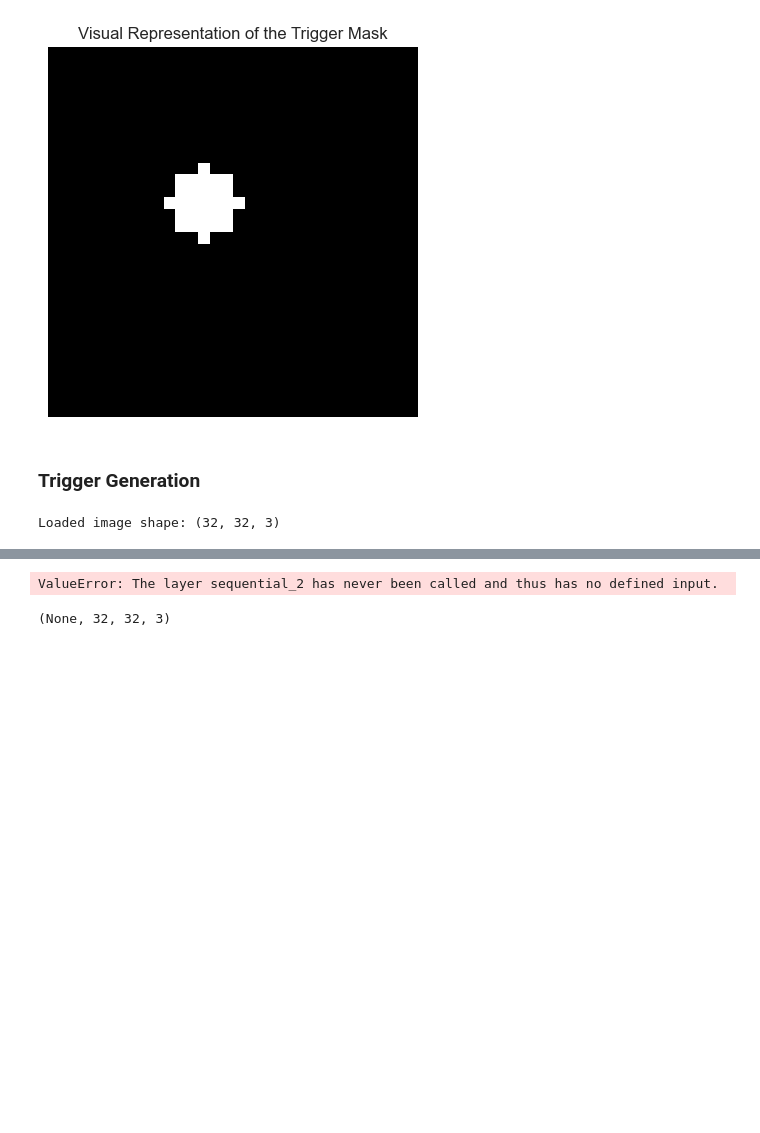
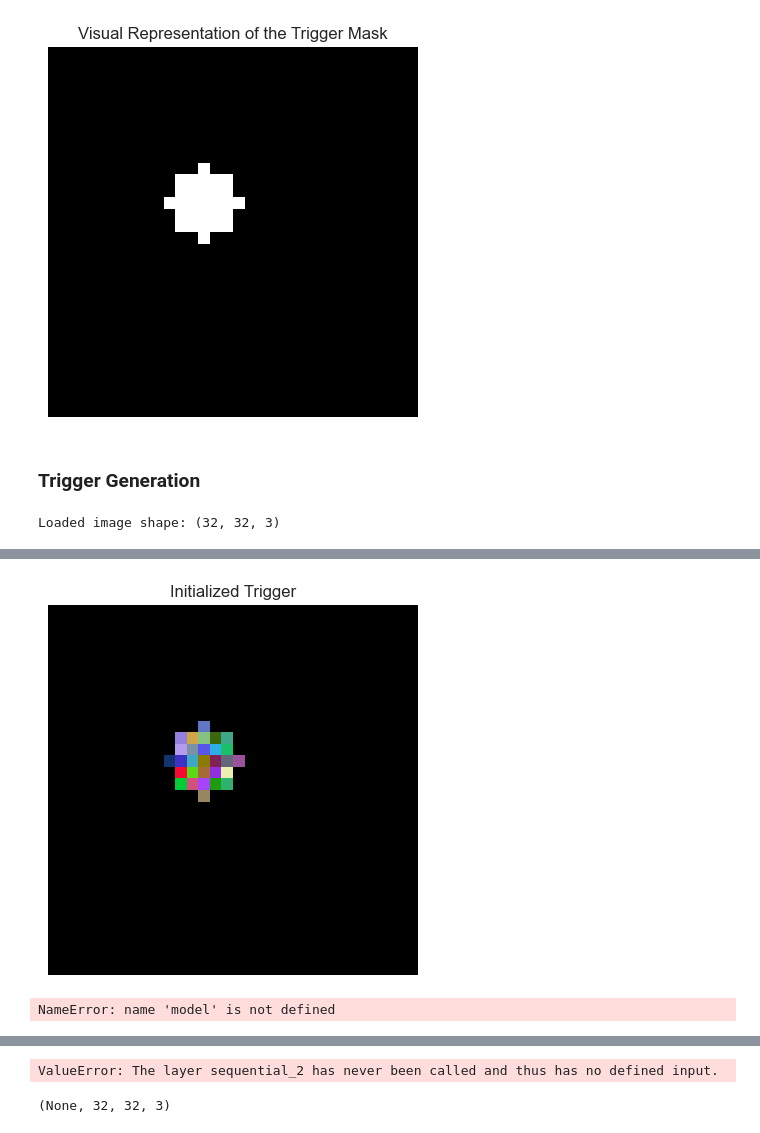
Before and after one commit to KarlFreiwald/SE4AI, a Jupyter notebook: NeuralTrojan.ipynb, the cells around one changed output, grey strips where cells are left out. Saved outputs shown, nothing was run; the diff lists cells and outputs as text; code cells hidden in the pictures; blank space fills up the shorter version.

Commit message:
Retraining and training data selection running.

```diff
--- a/NeuralTrojan.ipynb
+++ b/NeuralTrojan.ipynb
@@ -44,7 +45,8 @@ Most influential neurons: [4320 4328 4352 4363 4347]
 # %% [markdown]
 ### Trigger Mask
 # %%
-x_train, y_train, x_val, y_val, x_test, y_test = load_data_from_pickle()
+pickle_index = 2
+x_train, y_train, x_val, y_val, x_test, y_test = load_data_from_pickle(index=pickle_index)
 # %%
 image_shape = x_train[0].shape
 print(f"{image_shape=}")
@@ -119,0 +102,28 @@ Loaded image shape: (32, 32, 3)
+# %%
+def initialize_trigger(mask):
+    trigger = np.zeros_like(mask)
+    trigger[mask == 1] = np.random.rand(np.sum(mask == 1))
+    return trigger
+
+# Example usage
+trigger = initialize_trigger(mask)
+plt.imshow(trigger, cmap='gray')
+plt.title('Initialized Trigger')
+plt.axis('off')
+plt.show()
+# %% [output]
+[figure, added]
+# %%
+from keras.models import Model
+
+def get_model_until_layer(model, layer_name):
+    model_input = model.layers[0].input
+    layer_output = model.get_layer(layer_name).output
+    intermediate_model = Model(inputs=model_input, outputs=layer_output)
+    return intermediate_model
+
+# Example usage
+intermediate_model = get_model_until_layer(model, layer_name=layer_to_attack)
+intermediate_model.summary()
+# %% [output]
+NameError: name 'model' is not defined
```
Also changed, not shown: parts of 17 cells of this notebook, 8 other files.
